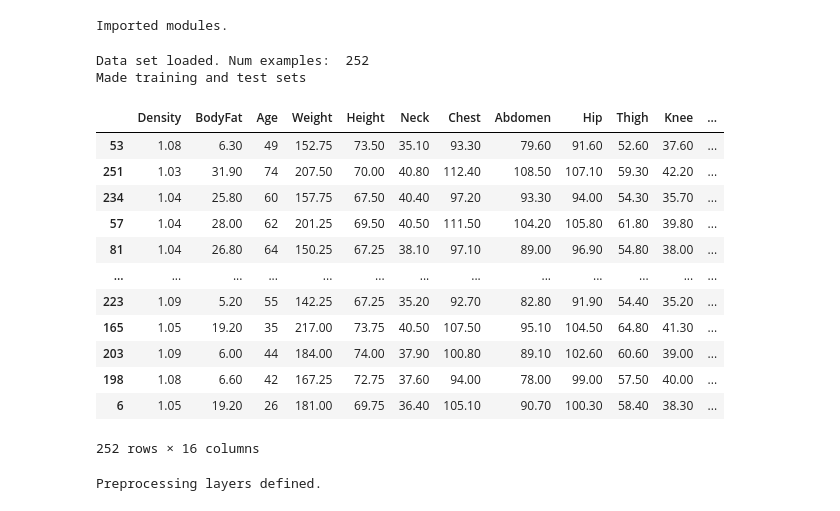
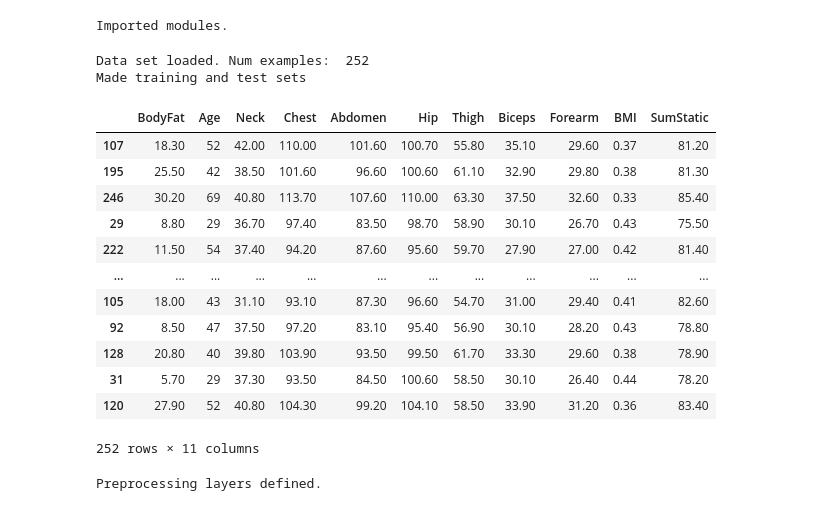
Before and after one commit to Stegi56/Body-Fat-Estimator, a Jupyter notebook: model.ipynb, the cells around one changed output. Drawn from its saved outputs; the diff is of its cells as text; code cells hidden in the pictures.

```diff
--- a/model.ipynb
+++ b/model.ipynb
@@ -13,34 +13,37 @@ Imported modules.
 # %%
 dataFrame = pd.read_csv("bodyfat.csv")
 dataFrame = dataFrame.reindex(np.random.permutation(dataFrame.index))
 
 #add bmi feature cross
 dataFrame['BMI'] = dataFrame['Height'] / dataFrame['Weight']
+dataFrame['SumStatic'] = dataFrame['Ankle'] + dataFrame['Knee'] + dataFrame['Wrist']
+
+dataFrame = dataFrame.drop(columns=['Density', 'Height', 'Weight', 'Ankle', 'Knee', 'Wrist'])
 
 print("Data set loaded. Num examples: ", len(dataFrame))
 
 trainDF = dataFrame.sample(frac = 0.8)
 testDF = dataFrame.drop(trainDF.index)
 
 print("Made training and test sets")
 
 dataFrame
 # %% [output]
 Data set loaded. Num examples:  252
 Made training and test sets
-|  | Density | BodyFat | Age | Weight | Height | Neck | Chest | Abdomen | Hip | Thigh | Knee | ... |
-| 53 | 1.08 | 6.30 | 49 | 152.75 | 73.50 | 35.10 | 93.30 | 79.60 | 91.60 | 52.60 | 37.60 | ... |
-| 251 | 1.03 | 31.90 | 74 | 207.50 | 70.00 | 40.80 | 112.40 | 108.50 | 107.10 | 59.30 | 42.20 | ... |
-| 234 | 1.04 | 25.80 | 60 | 157.75 | 67.50 | 40.40 | 97.20 | 93.30 | 94.00 | 54.30 | 35.70 | ... |
-| 57 | 1.04 | 28.00 | 62 | 201.25 | 69.50 | 40.50 | 111.50 | 104.20 | 105.80 | 61.80 | 39.80 | ... |
-| 81 | 1.04 | 26.80 | 64 | 150.25 | 67.25 | 38.10 | 97.10 | 89.00 | 96.90 | 54.80 | 38.00 | ... |
-| ... | ... | ... | ... | ... | ... | ... | ... | ... | ... | ... | ... | ... |
-| 223 | 1.09 | 5.20 | 55 | 142.25 | 67.25 | 35.20 | 92.70 | 82.80 | 91.90 | 54.40 | 35.20 | ... |
-| 165 | 1.05 | 19.20 | 35 | 217.00 | 73.75 | 40.50 | 107.50 | 95.10 | 104.50 | 64.80 | 41.30 | ... |
-| 203 | 1.09 | 6.00 | 44 | 184.00 | 74.00 | 37.90 | 100.80 | 89.10 | 102.60 | 60.60 | 39.00 | ... |
-| 198 | 1.08 | 6.60 | 42 | 167.25 | 72.75 | 37.60 | 94.00 | 78.00 | 99.00 | 57.50 | 40.00 | ... |
-| 6 | 1.05 | 19.20 | 26 | 181.00 | 69.75 | 36.40 | 105.10 | 90.70 | 100.30 | 58.40 | 38.30 | ... |
+|  | BodyFat | Age | Neck | Chest | Abdomen | Hip | Thigh | Biceps | Forearm | BMI | SumStatic |
+| 107 | 18.30 | 52 | 42.00 | 110.00 | 101.60 | 100.70 | 55.80 | 35.10 | 29.60 | 0.37 | 81.20 |
+| 195 | 25.50 | 42 | 38.50 | 101.60 | 96.60 | 100.60 | 61.10 | 32.90 | 29.80 | 0.38 | 81.30 |
+| 246 | 30.20 | 69 | 40.80 | 113.70 | 107.60 | 110.00 | 63.30 | 37.50 | 32.60 | 0.33 | 85.40 |
+| 29 | 8.80 | 29 | 36.70 | 97.40 | 83.50 | 98.70 | 58.90 | 30.10 | 26.70 | 0.43 | 75.50 |
+| 222 | 11.50 | 54 | 37.40 | 94.20 | 87.60 | 95.60 | 59.70 | 27.90 | 27.00 | 0.42 | 81.40 |
+| ... | ... | ... | ... | ... | ... | ... | ... | ... | ... | ... | ... |
+| 105 | 18.00 | 43 | 31.10 | 93.10 | 87.30 | 96.60 | 54.70 | 31.00 | 29.40 | 0.41 | 82.60 |
+| 92 | 8.50 | 47 | 37.50 | 97.20 | 83.10 | 95.40 | 56.90 | 30.10 | 28.20 | 0.43 | 78.80 |
+| 128 | 20.80 | 40 | 39.80 | 103.90 | 93.50 | 99.50 | 61.70 | 33.30 | 29.60 | 0.38 | 78.90 |
+| 31 | 5.70 | 29 | 37.30 | 93.50 | 84.50 | 100.60 | 58.50 | 30.10 | 26.40 | 0.44 | 78.20 |
+| 120 | 27.90 | 52 | 40.80 | 104.30 | 99.20 | 104.10 | 58.50 | 33.90 | 31.20 | 0.36 | 83.40 |
-252 rows × 16 columns
+252 rows × 11 columns
 # %%
 # Keras Input tensors of float values.
 inputs = {
```
Also changed, not shown: parts of 4 cells of this notebook, 1 other file.
